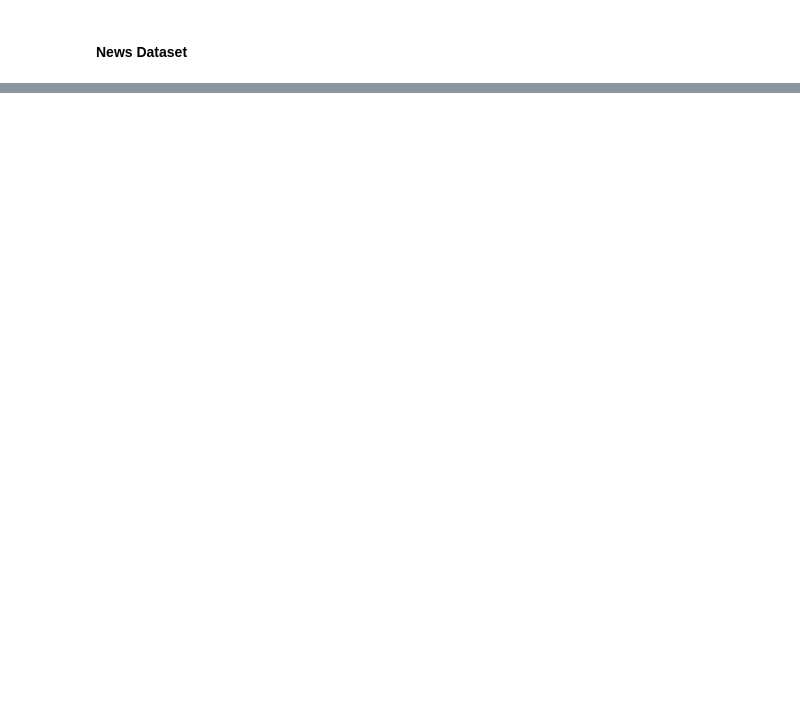
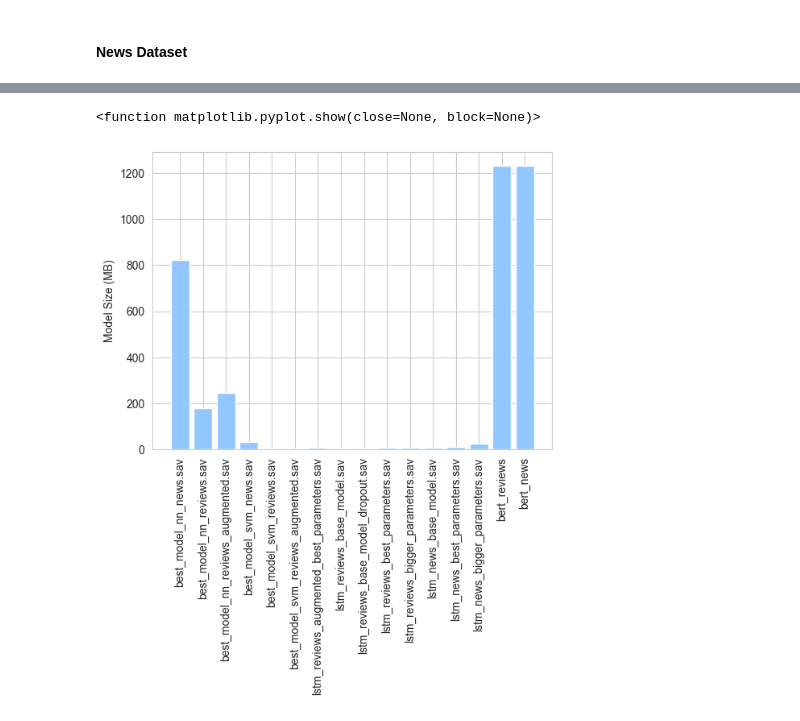
Before and after one commit to r-gg/ml-37, a Jupyter notebook: Exercise 3/results_comparison.ipynb, the cells around one changed output, grey strips where cells are left out. Cells and saved outputs as stored; diff of their text form; code cells hidden in the pictures; blank space fills up the shorter version.

Commit message:
Add models sizes comparison

```diff
--- a/Exercise 3/results_comparison.ipynb
+++ b/Exercise 3/results_comparison.ipynb
@@ -510,0 +744,22 @@ Other plots:
+# %%
+
+# Define list of tuples with filename and size information
+data = [('best_model_nn_news.sav', 822),
+        ('best_model_nn_reviews.sav', 180),
+        ('best_model_nn_reviews_augmented.sav', 246),
+        ('best_model_svm_news.sav', 31),
+        ('best_model_svm_reviews.sav', 3.1),
+        ('best_model_svm_reviews_augmented.sav', 5.4),
+        ('lstm_reviews_augmented_best_parameters.sav', 6.4),
+        ('lstm_reviews_base_model.sav', 3.0),
+        ('lstm_reviews_base_model_dropout.sav', 3.0),
+        ('lstm_reviews_best_parameters.sav', 8.4),
+        ('lstm_reviews_bigger_parameters.sav', 6.4),
+        ('lstm_news_base_model.sav', 6.5),
+        ('lstm_news_best_parameters.sav', 13),
+        ('lstm_news_bigger_parameters.sav', 25),
+        ('bert_reviews', 1230),
+        ('bert_news', 1230)]
+
+# Create DataFrame with filenames as index and size in the first column
+model_sizes = pd.DataFrame(data, columns=['filename', 'size']).set_index('filename')
@@ -510,0 +786,8 @@ Other plots:
+# %%
+plt.bar(model_sizes.index, model_sizes['size'])
+plt.xticks(rotation=90)
+plt.ylabel("Model Size (MB)")
+plt.show
+# %% [output]
+<function matplotlib.pyplot.show(close=None, block=None)>
+[figure, added]
```
Also changed, not shown: parts of 35 cells of this notebook.
